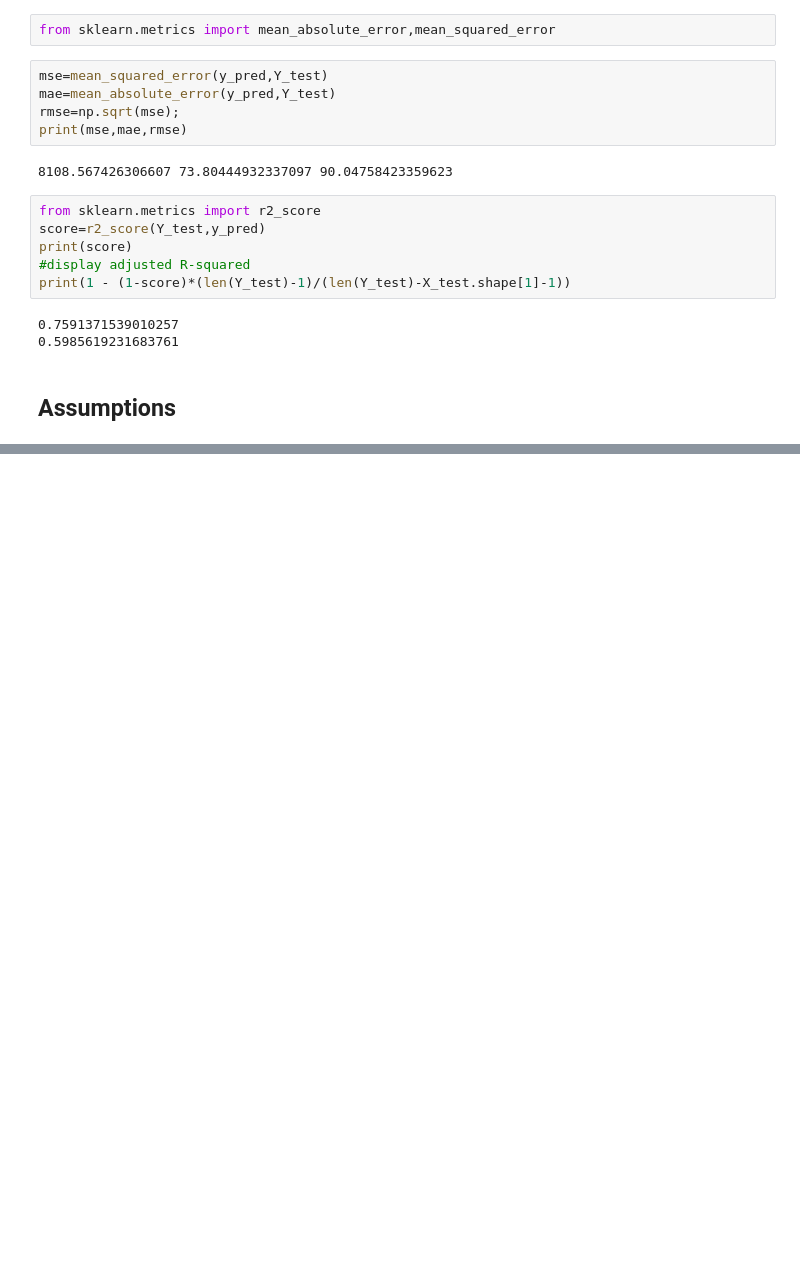
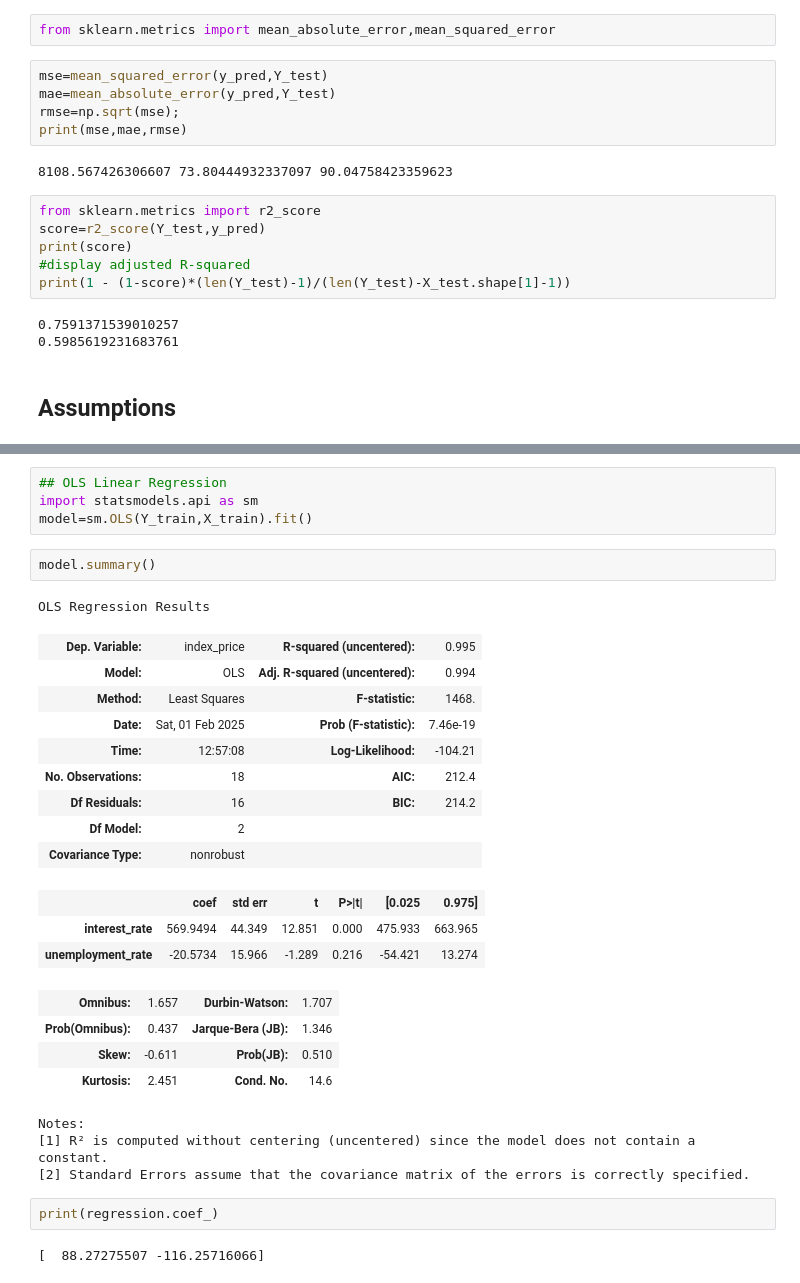
Before and after one commit to aishwarykesarwani/Data-Science, a Jupyter notebook: Udemy MLops/Understanding complete linear regression/multi_linear_regression.ipynb, the cells around one changed output, grey strips where cells are left out. Drawn from its saved outputs; the diff is of its cells as text; blank space fills up the shorter version.

```diff
--- a/Udemy MLops/Understanding complete linear regression/multi_linear_regression.ipynb
+++ b/Udemy MLops/Understanding complete linear regression/multi_linear_regression.ipynb
@@ -178,0 +216,31 @@ print(1 - (1-score)*(len(Y_test)-1)/(len(Y_test)-X_test.shape[1]-1))
+# %%
+## OLS Linear Regression
+import statsmodels.api as sm
+model=sm.OLS(Y_train,X_train).fit()
+# %%
+model.summary()
+# %% [output]
+OLS Regression Results
+| Dep. Variable: | index_price | R-squared (uncentered): | 0.995 |
+| Model: | OLS | Adj. R-squared (uncentered): | 0.994 |
+| Method: | Least Squares | F-statistic: | 1468. |
+| Date: | Sat, 01 Feb 2025 | Prob (F-statistic): | 7.46e-19 |
+| Time: | 12:57:08 | Log-Likelihood: | -104.21 |
+| No. Observations: | 18 | AIC: | 212.4 |
+| Df Residuals: | 16 | BIC: | 214.2 |
+| Df Model: | 2 |  |  |
+| Covariance Type: | nonrobust |  |  |
+|  | coef | std err | t | P>|t| | [0.025 | 0.975] |
+| interest_rate | 569.9494 | 44.349 | 12.851 | 0.000 | 475.933 | 663.965 |
+| unemployment_rate | -20.5734 | 15.966 | -1.289 | 0.216 | -54.421 | 13.274 |
+| Omnibus: | 1.657 | Durbin-Watson: | 1.707 |
+| Prob(Omnibus): | 0.437 | Jarque-Bera (JB): | 1.346 |
+| Skew: | -0.611 | Prob(JB): | 0.510 |
+| Kurtosis: | 2.451 | Cond. No. | 14.6 |
+Notes:
+[1] R² is computed without centering (uncentered) since the model does not contain a constant.
+[2] Standard Errors assume that the covariance matrix of the errors is correctly specified.
+# %%
+print(regression.coef_)
+# %% [output]
+[  88.27275507 -116.25716066]
```
Also changed, not shown: parts of 11 cells of this notebook, 7 other files.
